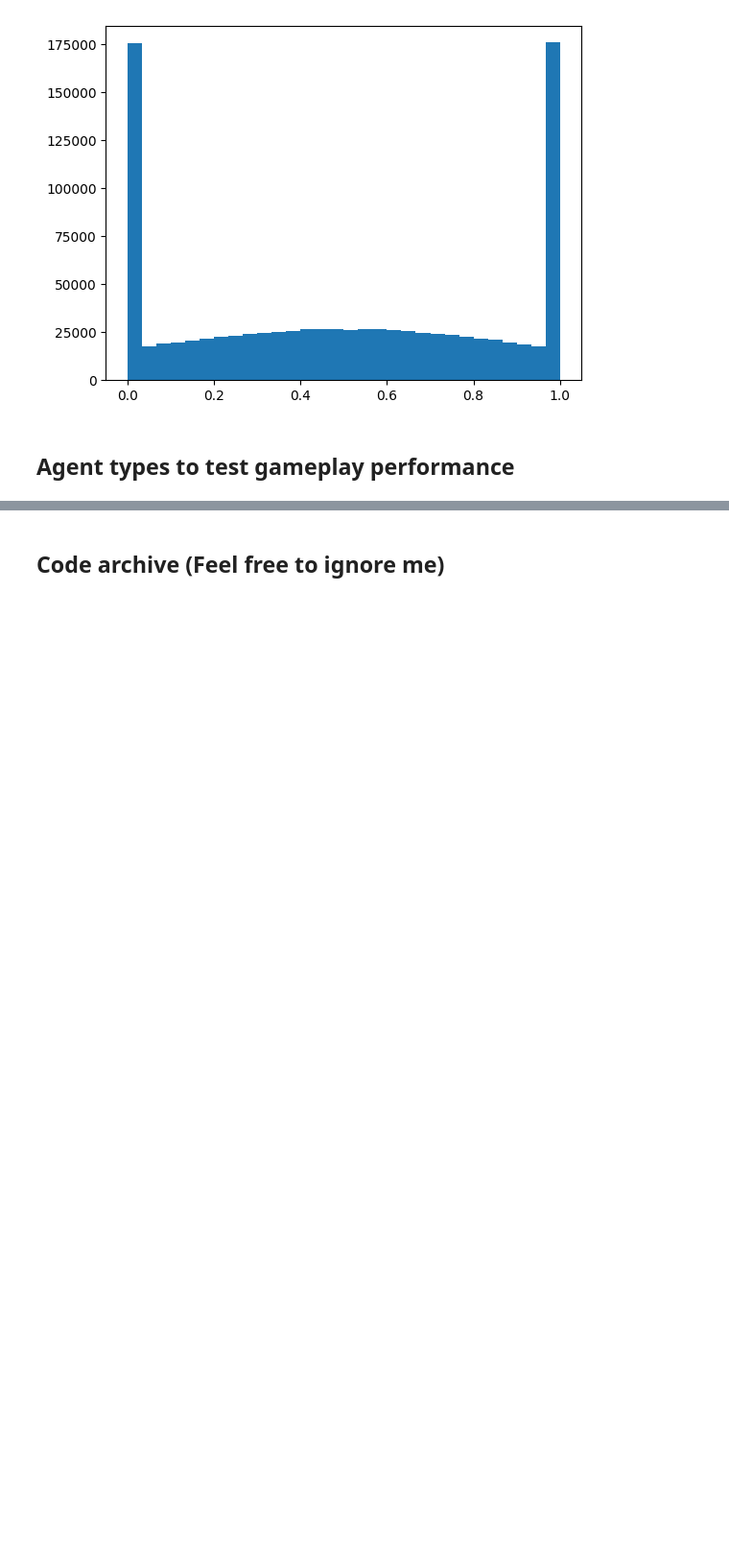
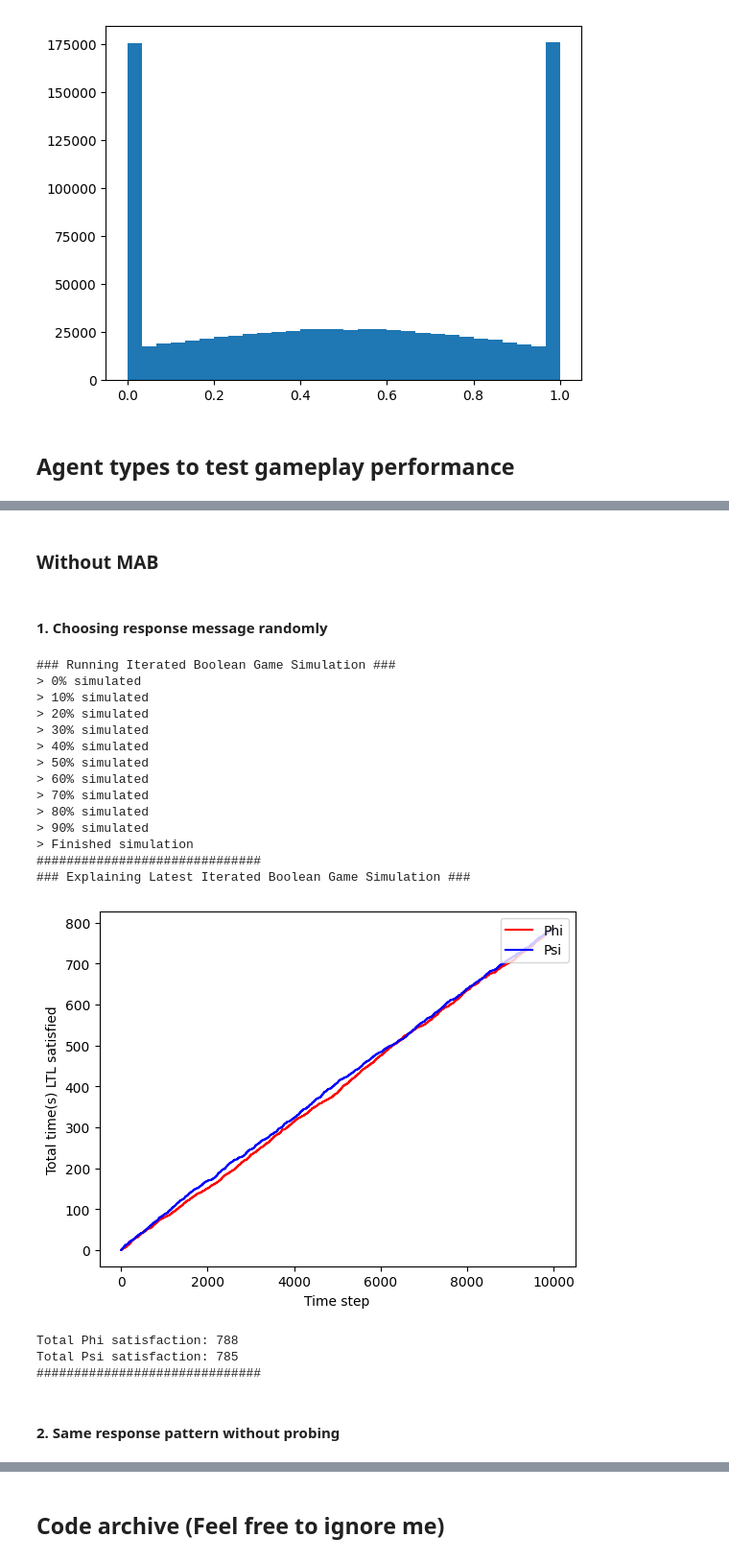
Before and after one commit to ttontoey/cp-indiv-mab, a Jupyter notebook: mab.ipynb, the cells around one changed output, grey strips where cells are left out. Shown: that part at 96% size. Drawn from its saved outputs; the diff is of its cells as text; code cells hidden in the pictures; blank space fills up the shorter version.

Commit message:
add mab agent & refactor

```diff
--- a/mab.ipynb
+++ b/mab.ipynb
@@ -368,0 +205,51 @@ game.explain()
+# %% [markdown]
+### Without MAB
+# %% [markdown]
+#### 1. Choosing response message randomly
+# %%
+class RandomResponseAgent:
+    def __init__(self, internal_latency, objective):
+        self.internal_latency = internal_latency
+        self.objective = objective
+        self.message_sent = []
+
+    def get_message(self, phi_matched, psi_matched, current_state):
+        s = [(0, False), (1, False), (0, True), (1, True)]
+        m = s[random.randint(0, 3)]
+        self.message_sent.append(m)
+        return m
+
+    def learn(self, phi_matched, psi_matched, current_state):
+        return
+
+    def explain(self):
+        return
+# %%
+game1 = IteratedBooleanGame((False, False))
+rand_agent1 = RandomResponseAgent(0, "phi")
+rand_agent2 = RandomResponseAgent(0, "psi")
+game1.add_agent(rand_agent1)
+game1.add_agent(rand_agent2)
+game1.simulate(max_time=10000)
+game1.explain()
+# %% [output]
+### Running Iterated Boolean Game Simulation ###
+> 0% simulated
+> 10% simulated
+> 20% simulated
+> 30% simulated
+> 40% simulated
+> 50% simulated
+> 60% simulated
+> 70% simulated
+> 80% simulated
+> 90% simulated
+> Finished simulation
+##############################
+### Explaining Latest Iterated Boolean Game Simulation ###
+[figure, added]
+Total Phi satisfaction: 788
+Total Psi satisfaction: 785
+##############################
+# %% [markdown]
+#### 2. Same response pattern without probing
```
Also changed, not shown: parts of 57 cells of this notebook.
